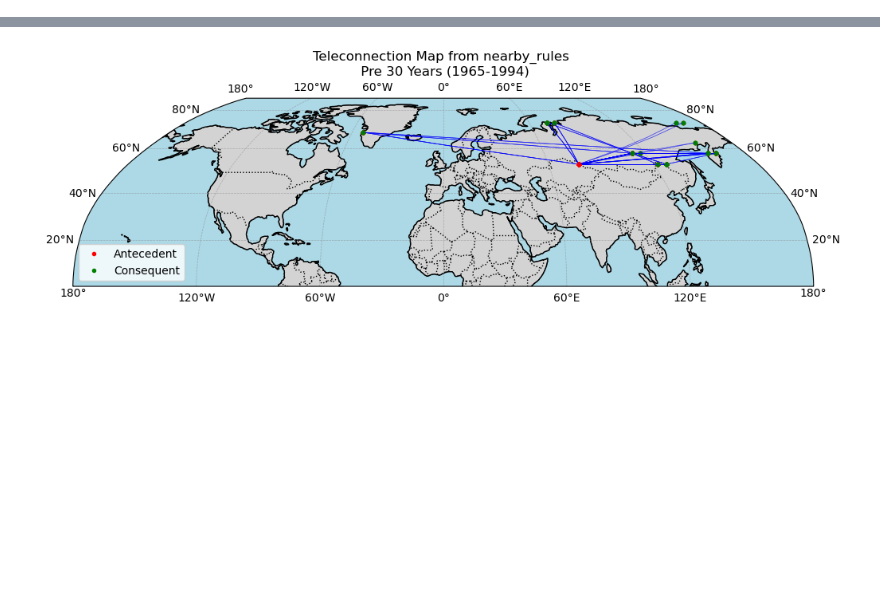
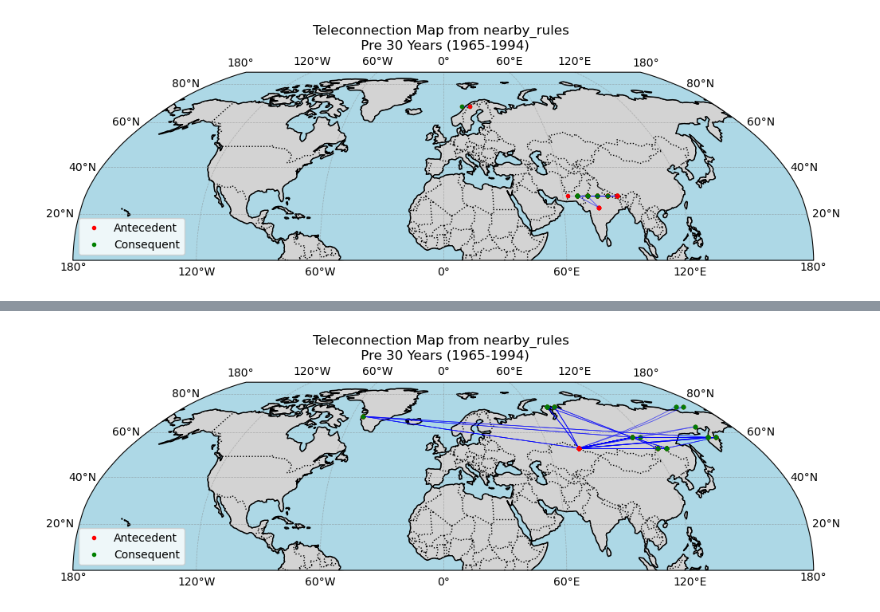
Before and after one commit to Yangyukai0129/heatwave_event_synchronize_study, a Jupyter notebook: frequent_itemset/frequent_itemset.ipynb, the cells around one changed output, grey strips where cells are left out. Saved outputs shown, nothing was run; the diff lists cells and outputs as text; code cells hidden in the pictures; blank space fills up the shorter version.

Commit message:
把association rule存起來在read所有資料夾下的association rule

```diff
--- a/frequent_itemset/frequent_itemset.ipynb
+++ b/frequent_itemset/frequent_itemset.ipynb
@@ -5,7 +5,7 @@ from mlxtend.preprocessing import TransactionEncoder
 from mlxtend.frequent_patterns import fpgrowth
 
 # 1. 讀 CSV
-df = pd.read_csv('D:\\es\\Hierarchical clustering\\transactions_cluster_95threshold_post30y.csv')
+df = pd.read_csv('D:\\heatwave_event_synchronize_study\\data\\Hierarchical clustering\\分群篩選後資料\\pre\\transactions_cluster_95threshold_pre30y_cluster9.csv')
 
 # 把字串轉回 list
 transactions = df['transaction'].apply(ast.literal_eval).tolist()
@@ -195,3 +268,62 @@ print(nearby_rules[['antecedents', 'consequents', 'support', 'confidence', 'lift
+# %%
+import matplotlib.pyplot as plt
+import cartopy.crs as ccrs
+import cartopy.feature as cfeature
+import os
+
+# 1. 創建地圖
+fig = plt.figure(figsize=(12, 8))
+ax = fig.add_subplot(1, 1, 1, projection=ccrs.Robinson())
+
+ax.add_feature(cfeature.LAND, edgecolor='black', facecolor='lightgray')
+ax.add_feature(cfeature.OCEAN, facecolor='lightblue')
+ax.add_feature(cfeature.COASTLINE)
+ax.add_feature(cfeature.BORDERS, linestyle=':')
+ax.set_extent([-180, 180, 0, 90], crs=ccrs.PlateCarree())
+
+gl = ax.gridlines(crs=ccrs.PlateCarree(), draw_labels=True,
+                  linewidth=0.5, color='gray', alpha=0.5, linestyle='--')
+gl.xlabels_top = False
+gl.ylabels_right = False
+
+# 標籤控制
+ante_plotted = False
+cons_plotted = False
+
+# 2. 迭代 nearby_rules 繪圖
+for idx, row in rules.iterrows():
+    ante_coords = row['ante_coords']
+    cons_coords = row['cons_coords']
+
+    if isinstance(ante_coords, list) and isinstance(cons_coords, list):
+        for (lat1, lon1) in ante_coords:
+            # 標記前事件座標
+            label = 'Antecedent' if not ante_plotted else None
+            ax.plot(lon1, lat1, 'ro', markersize=3, transform=ccrs.PlateCarree(), label=label)
+            ante_plotted = True
+
+            for (lat2, lon2) in cons_coords:
+                # 標記後事件座標
+                label = 'Consequent' if not cons_plotted else None
+                ax.plot(lon2, lat2, 'go', markersize=3, transform=ccrs.PlateCarree(), label=label)
+                cons_plotted = True
+
+                # 繪製連線
+                ax.plot([lon1, lon2], [lat1, lat2],
+                        color='blue', linewidth=0.5, alpha=0.3, transform=ccrs.PlateCarree())
+
+# 顯示 legend，只會顯示一次
+ax.legend(loc='lower left')
+plt.title('Teleconnection Map from nearby_rules \n Pre 30 Years (1965-1994)')
+# 指定輸出資料夾
+out_dir = "D:\\es\\frequent_itemset"
+
+# plt.savefig(
+#     os.path.join(out_dir, 'pre30y(27.625, 82.375).png')
+#     , dpi=300, bbox_inches='tight')
+plt.show()
+# %% [output]
+[figure, added]
 # %%
 import matplotlib.pyplot as plt
 import cartopy.crs as ccrs
```
Also changed, not shown: parts of 8 cells of this notebook.
